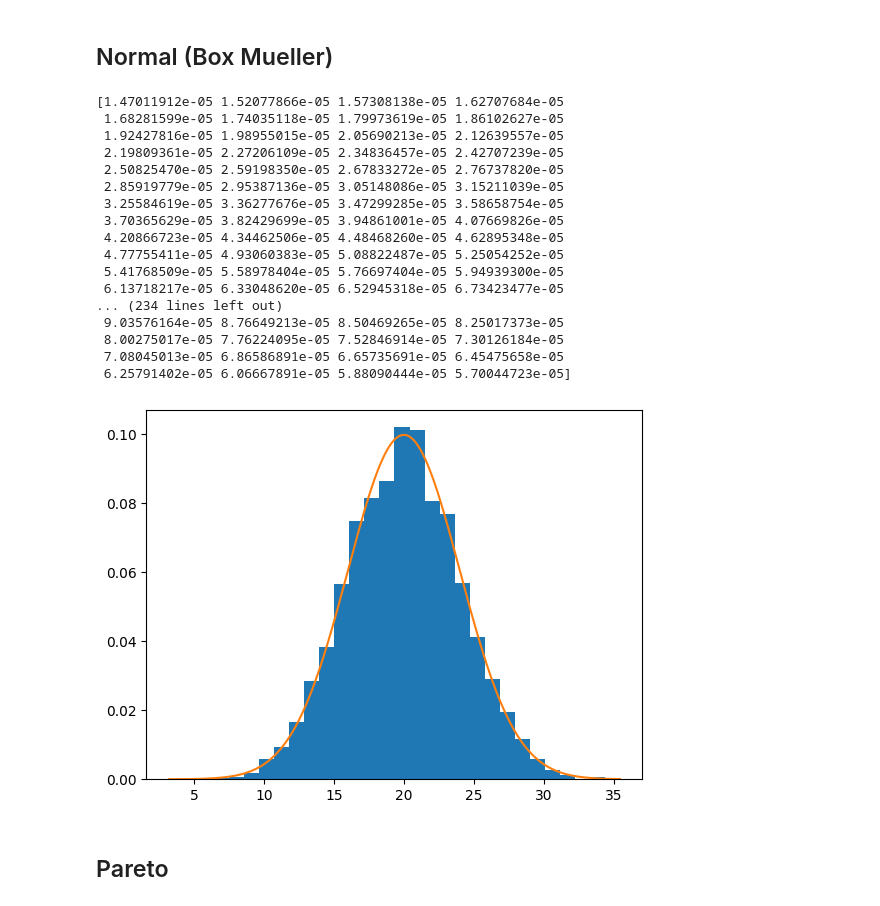
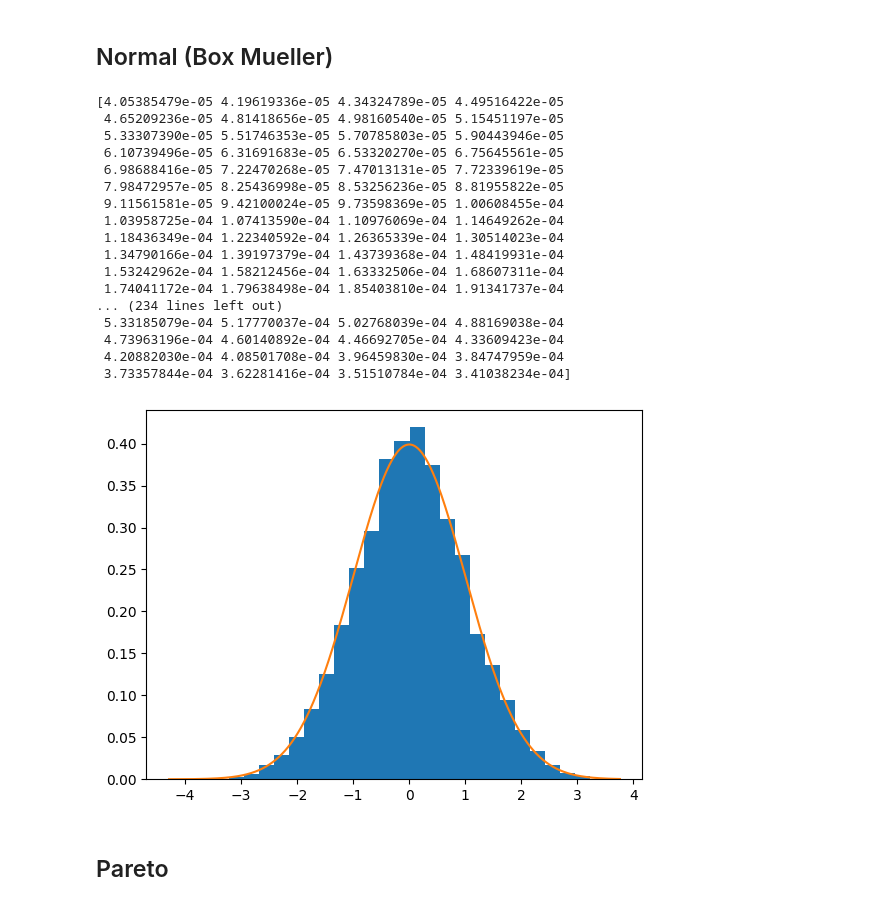
Before and after one commit to MarcusGalea/Stochastic_sim_02443, a Jupyter notebook: Lucas/lucas_day2.ipynb, the cells around one changed output. Saved outputs shown, nothing was run; the diff lists cells and outputs as text; code cells hidden in the pictures.

```diff
--- a/lucas_day2.ipynb
+++ b/Lucas/lucas_day2.ipynb
@@ -139,53 +139,53 @@ def generateTrig(n = 10000):
     Vs2 = Vs1
     for i in range(len(Vs1)):
         while True:
             V1 = unifab(-1, 1, 1)
             V2 = unifab(-1, 1, 1)
             Rsq = V1**2 + V2**2
             if  Rsq <= 1:
                 break
         Vs1[i] = V1 / np.sqrt(Rsq)
         Vs2[i] = V2 / np.sqrt(Rsq)
     return Vs1 , Vs2
 
-def generateNorm(mu, sigma, n = 10000):
+def generateNorm(mu = 0, sigma = 1, n = 10000):
     cos, sin = generateTrig(int(np.ceil(n / 2)))
     U1s = rnd.rand(int(np.ceil(n / 2)))
     cs = np.sqrt(-2 * np.log(U1s))
     Z1s = cs * cos
     Z2s = cs * sin
     Zs = np.append(Z1s, Z2s)
     Zs = Zs[:n-1]
     return Zs * sigma + mu
 
-mu = 20
-sigma = 4
+mu = 0
+sigma = 1
 Zs = generateNorm(mu,sigma, 10000)
 xs = np.linspace(np.min(Zs), np.max(Zs), 1000)
 ys = stats.norm.pdf(xs, loc = mu, scale = sigma)
 print(ys)
 plt.hist(Zs, bins = 30, density= True)
 plt.plot(xs, ys)
 plt.show()
 # %% [output]
-[1.47011912e-05 1.52077866e-05 1.57308138e-05 1.62707684e-05
- 1.68281599e-05 1.74035118e-05 1.79973619e-05 1.86102627e-05
- 1.92427816e-05 1.98955015e-05 2.05690213e-05 2.12639557e-05
- 2.19809361e-05 2.27206109e-05 2.34836457e-05 2.42707239e-05
- 2.50825470e-05 2.59198350e-05 2.67833272e-05 2.76737820e-05
- 2.85919779e-05 2.95387136e-05 3.05148086e-05 3.15211039e-05
- 3.25584619e-05 3.36277676e-05 3.47299285e-05 3.58658754e-05
- 3.70365629e-05 3.82429699e-05 3.94861001e-05 4.07669826e-05
- 4.20866723e-05 4.34462506e-05 4.48468260e-05 4.62895348e-05
- 4.77755411e-05 4.93060383e-05 5.08822487e-05 5.25054252e-05
- 5.41768509e-05 5.58978404e-05 5.76697404e-05 5.94939300e-05
- 6.13718217e-05 6.33048620e-05 6.52945318e-05 6.73423477e-05
+[4.05385479e-05 4.19619336e-05 4.34324789e-05 4.49516422e-05
+ 4.65209236e-05 4.81418656e-05 4.98160540e-05 5.15451197e-05
+ 5.33307390e-05 5.51746353e-05 5.70785803e-05 5.90443946e-05
+ 6.10739496e-05 6.31691683e-05 6.53320270e-05 6.75645561e-05
+ 6.98688416e-05 7.22470268e-05 7.47013131e-05 7.72339619e-05
+ 7.98472957e-05 8.25436998e-05 8.53256236e-05 8.81955822e-05
+ 9.11561581e-05 9.42100024e-05 9.73598369e-05 1.00608455e-04
+ 1.03958725e-04 1.07413590e-04 1.10976069e-04 1.14649262e-04
+ 1.18436349e-04 1.22340592e-04 1.26365339e-04 1.30514023e-04
+ 1.34790166e-04 1.39197379e-04 1.43739368e-04 1.48419931e-04
+ 1.53242962e-04 1.58212456e-04 1.63332506e-04 1.68607311e-04
+ 1.74041172e-04 1.79638498e-04 1.85403810e-04 1.91341737e-04
 ... (234 lines left out)
- 9.03576164e-05 8.76649213e-05 8.50469265e-05 8.25017373e-05
- 8.00275017e-05 7.76224095e-05 7.52846914e-05 7.30126184e-05
- 7.08045013e-05 6.86586891e-05 6.65735691e-05 6.45475658e-05
- 6.25791402e-05 6.06667891e-05 5.88090444e-05 5.70044723e-05]
+ 5.33185079e-04 5.17770037e-04 5.02768039e-04 4.88169038e-04
+ 4.73963196e-04 4.60140892e-04 4.46692705e-04 4.33609423e-04
+ 4.20882030e-04 4.08501708e-04 3.96459830e-04 3.84747959e-04
+ 3.73357844e-04 3.62281416e-04 3.51510784e-04 3.41038234e-04]
-[figure, old version]
+[figure, new version]
 # %% [markdown]
 ## Pareto
 # %%
```
Also changed, not shown: parts of 5 cells of this notebook, 1 other file.
